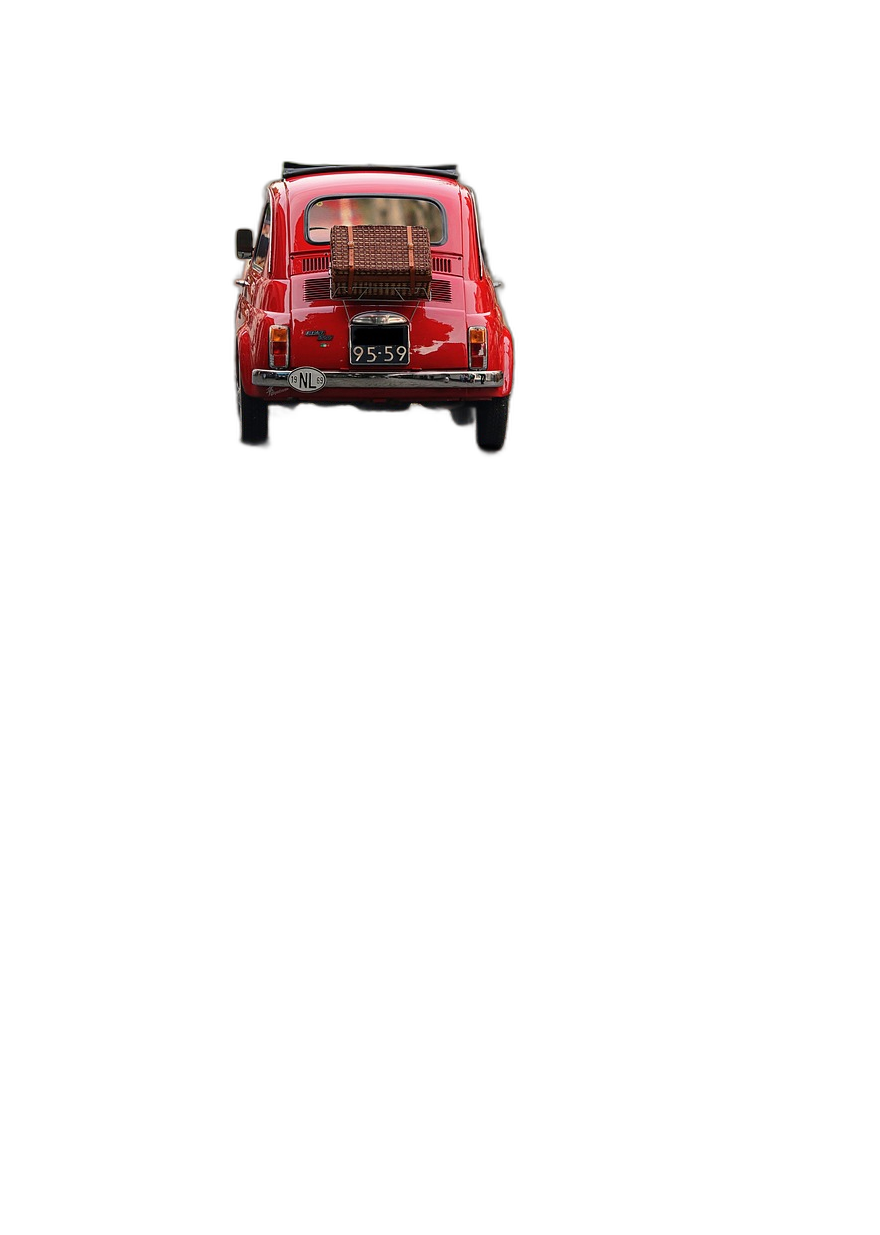
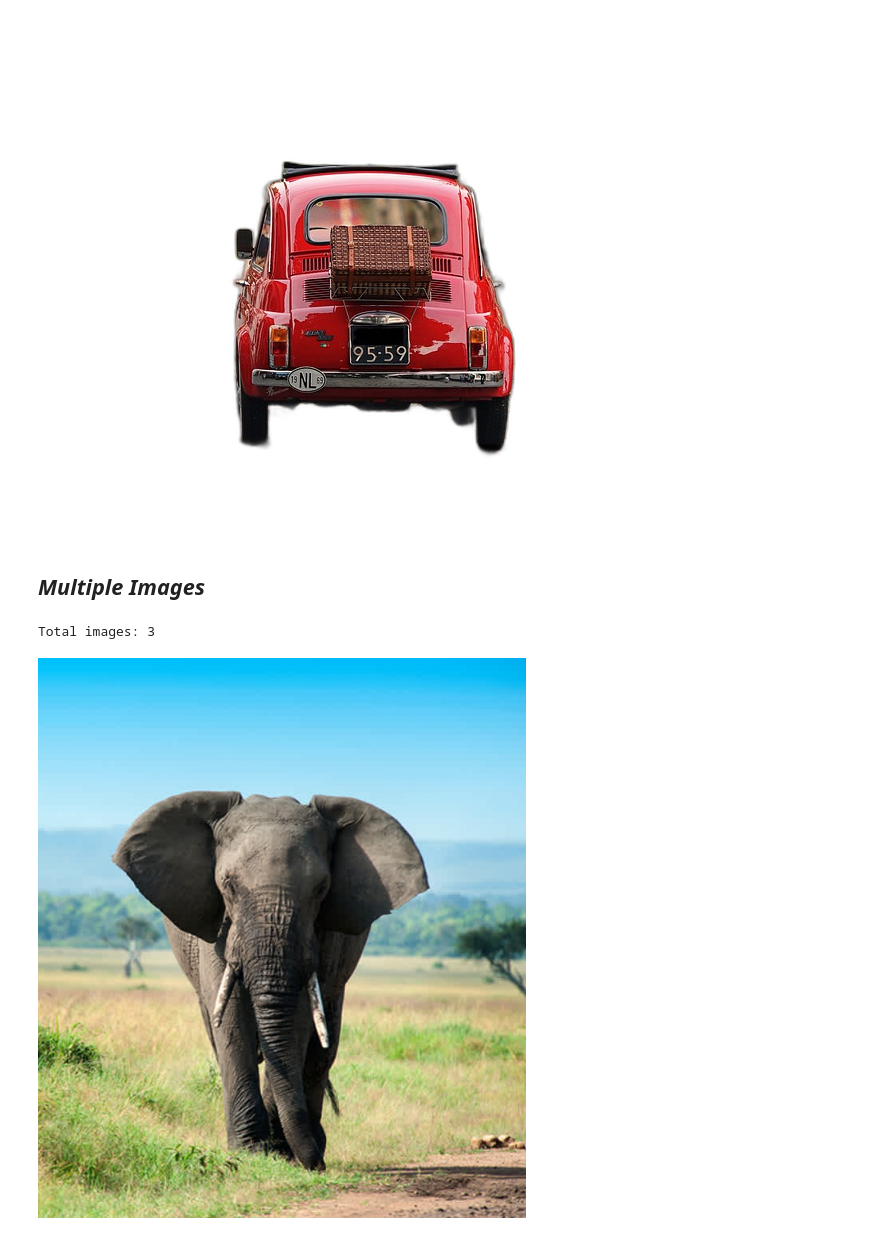
Before and after one commit to anees028/RemBg_python_app, a Jupyter notebook: RemBg_app.ipynb, the cells around one changed output. Drawn from its saved outputs; the diff is of its cells as text; code cells hidden in the pictures; blank space fills up the shorter version.

```diff
--- a/RemBg_app.ipynb
+++ b/RemBg_app.ipynb
@@ -58,3 +58,17 @@ from IPython.display import Image, display
 display(Image(filename='car-output.png'))
 # %% [output]
 [figure]
+# %% [markdown]
+## *Multiple Images*
+# %%
+import glob
+images = glob.glob('input-images/*')
+print(f'Total images: {len(images)}')
+# %% [output]
+Total images: 3
+# %%
+## Just for testing the image.
+from IPython.display import Image
+Image(images[2])
+# %% [output]
+[figure, added]
```
Also changed, not shown: parts of 3 cells of this notebook.
